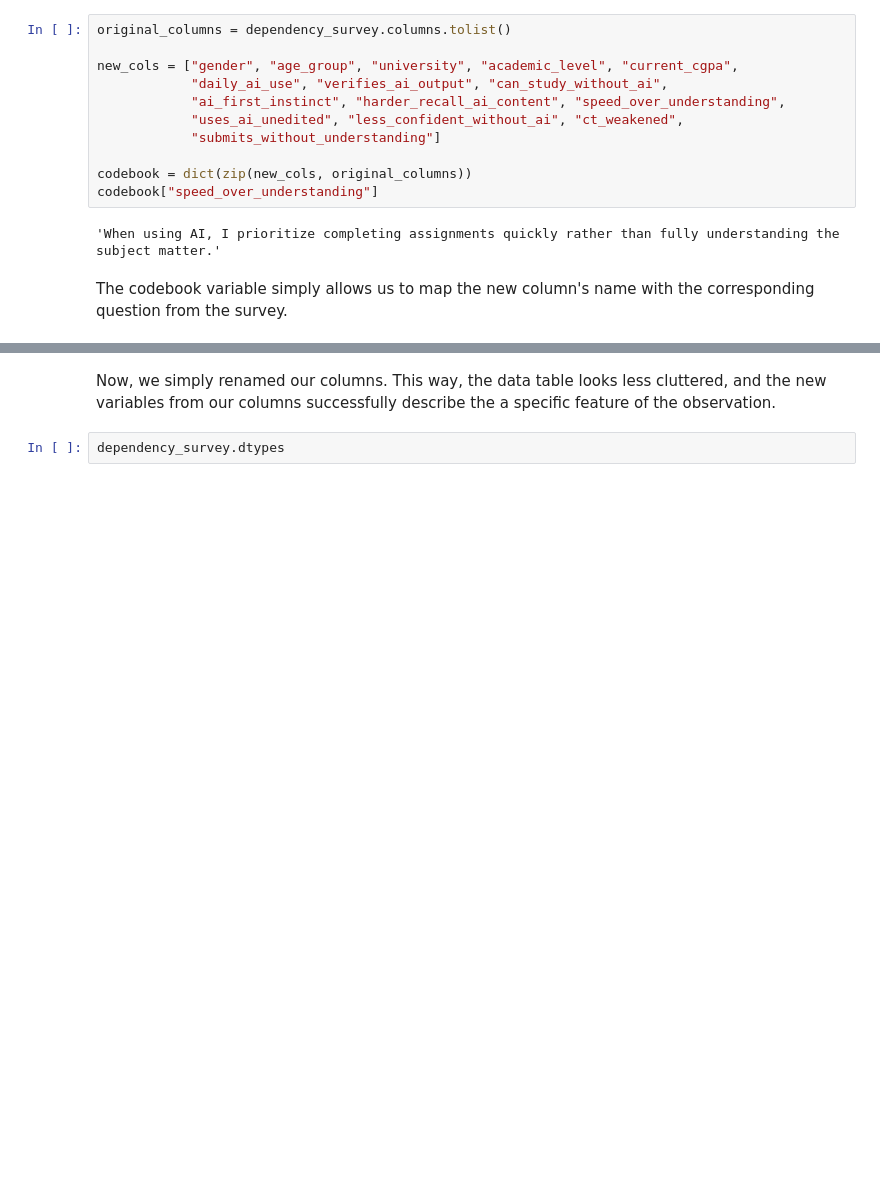
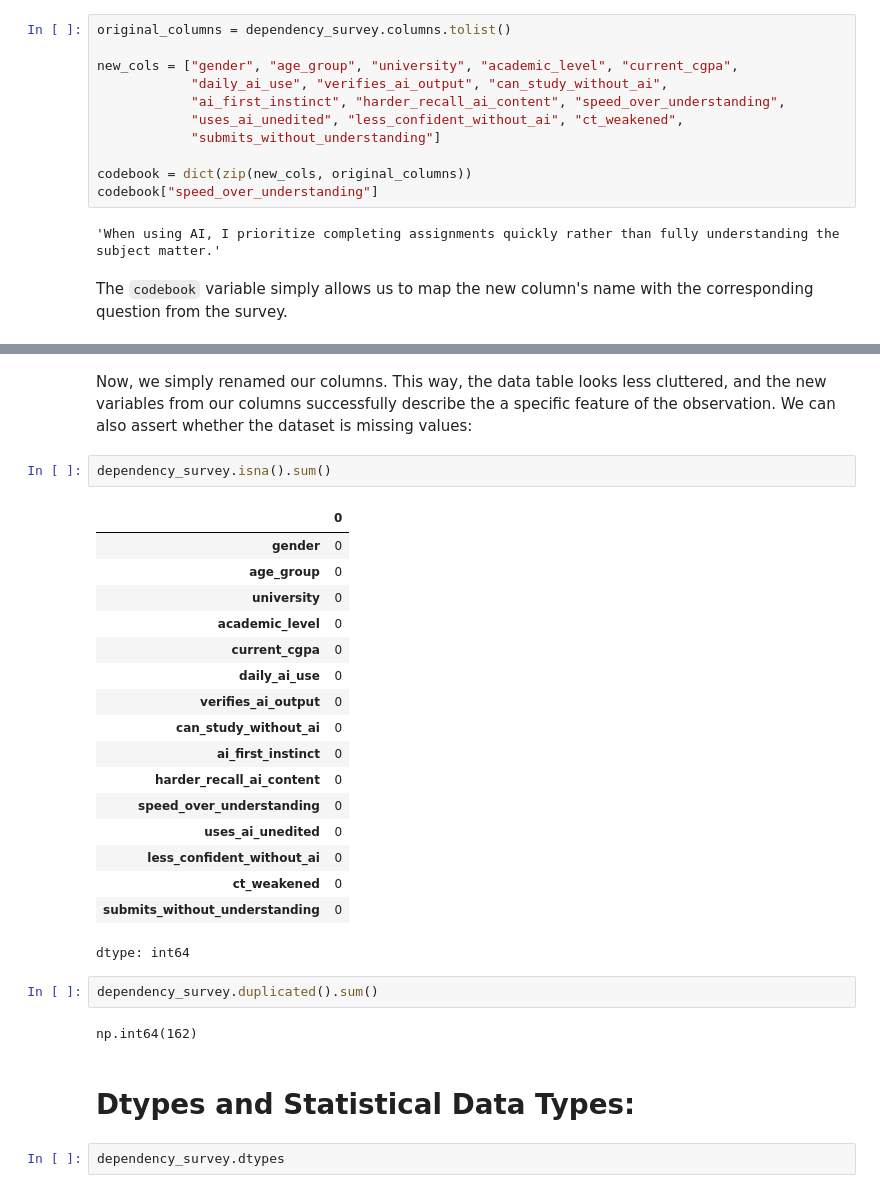
Before and after one commit to Henry6833/Henry6833.github.io, a Jupyter notebook: Milestone1.ipynb, the cells around one changed output, grey strips where cells are left out. Saved outputs shown, nothing was run; the diff lists cells and outputs as text; blank space fills up the shorter version.

```diff
--- a/Milestone1.ipynb
+++ b/Milestone1.ipynb
@@ -128,7 +101,7 @@ codebook["speed_over_understanding"]
 # %% [output]
 'When using AI, I prioritize completing assignments quickly rather than fully understanding the subject matter.'
 # %% [markdown]
-The codebook variable simply allows us to map the new column's name with the corresponding question from the survey.
+The `codebook` variable simply allows us to map the new column's name with the corresponding question from the survey.
 # %%
 dependency_survey.columns = new_cols
 dependency_survey.head()
@@ -140,7 +113,33 @@ dependency_survey.head()
 | 3 | Female | 20-23 | Daffodil International University | Undergraduate | 3.01-3.50 | 1-3 hours | Agree | ... |
 | 4 | Female | 20-23 | Primeasia University | Undergraduate | Above 3.50 | Less than 1 hour | Agree | ... |
 # %% [markdown]
-Now, we simply renamed our columns. This way, the data table looks less cluttered, and the new variables from our columns successfully describe the a specific feature of the observation.
+Now, we simply renamed our columns. This way, the data table looks less cluttered, and the new variables from our columns successfully describe the a specific feature of the observation. We can also assert whether the dataset is missing values:
+# %%
+dependency_survey.isna().sum()
+# %% [output]
+|  | 0 |
+| gender | 0 |
+| age_group | 0 |
+| university | 0 |
+| academic_level | 0 |
+| current_cgpa | 0 |
+| daily_ai_use | 0 |
+| verifies_ai_output | 0 |
+| can_study_without_ai | 0 |
+| ai_first_instinct | 0 |
+| harder_recall_ai_content | 0 |
+| speed_over_understanding | 0 |
+| uses_ai_unedited | 0 |
+| less_confident_without_ai | 0 |
+| ct_weakened | 0 |
+| submits_without_understanding | 0 |
+dtype: int64
+# %%
+dependency_survey.duplicated().sum()
+# %% [output]
+np.int64(162)
+# %% [markdown]
+# **Dtypes and Statistical Data Types:**
 # %%
 dependency_survey.dtypes
 # %% [output]
```
Also changed, not shown: parts of 13 cells of this notebook.
